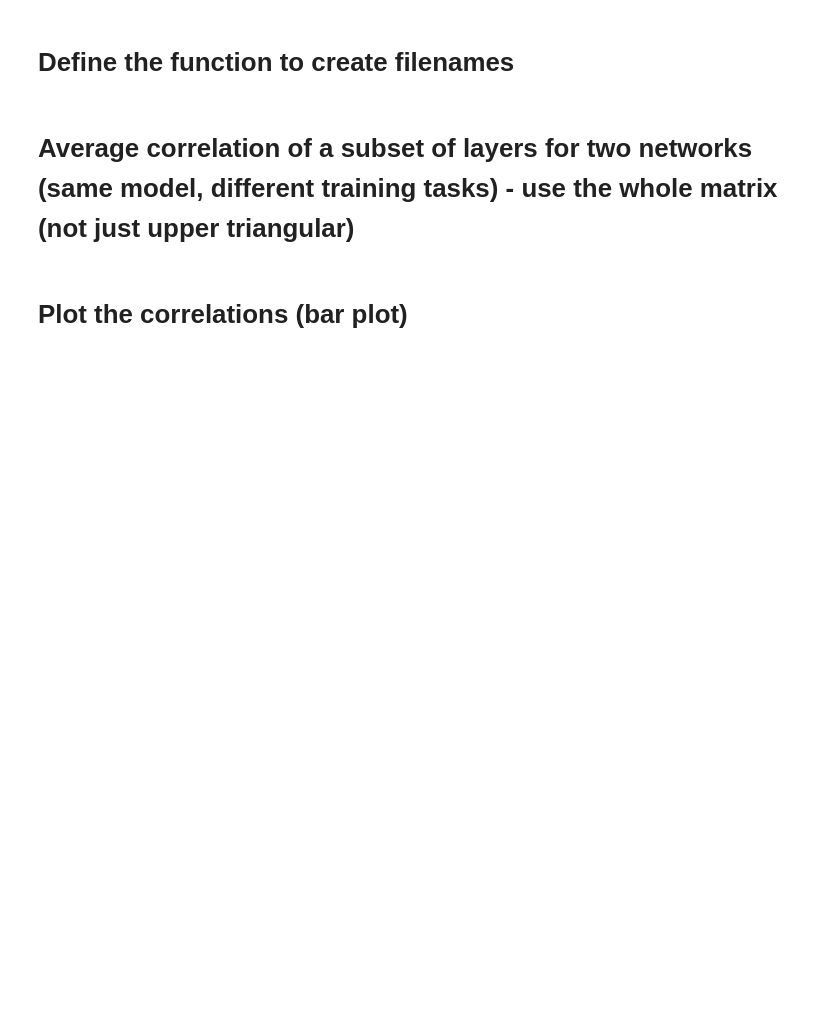
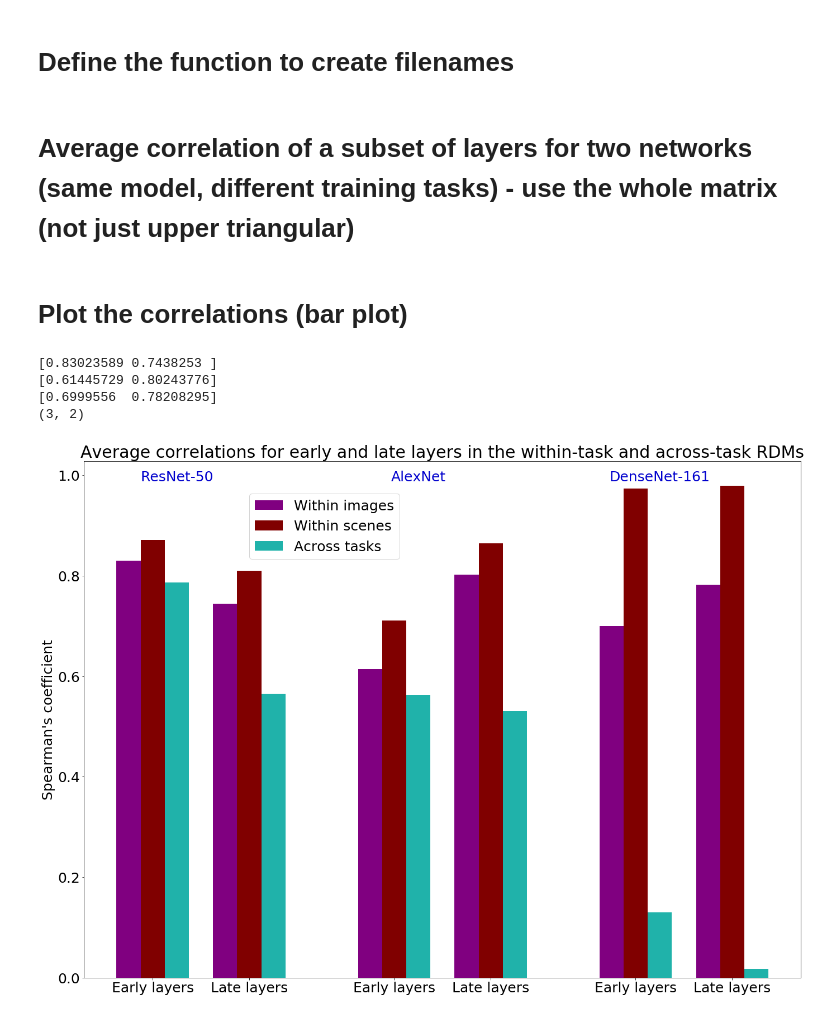
Before and after one commit to Agnessa14/RSA_object_classification, a Jupyter notebook: Objects/Average_correlation_plot.ipynb, the cells around one changed output. Drawn from its saved outputs; the diff is of its cells as text; code cells hidden in the pictures; blank space fills up the shorter version.

Commit message:
finished adding the within scenes correlation into the plot

```diff
--- a/Objects/Average_correlation_plot.ipynb
+++ b/Objects/Average_correlation_plot.ipynb
@@ -131,40 +133,49 @@ def bar_plot_correlations(**kwargs):
 # %%
 #choose the datasets and models
 trained_on_cross_task = 'Scenes'
 tested_on = 'ImageNet'
 
 model_name_1 = 'resnet50'
 model_name_2 = 'alexnet'
 model_name_3 = 'densenet161'
 
 #get the correlations
 mod1_within_img_early,mod1_within_sc_early,mod1_across_early = avg_correlation_cross_task(model_name_1,trained_on_cross_task,tested_on,0,6)
 mod1_within_img_late,mod1_within_sc_late, mod1_across_late = avg_correlation_cross_task(model_name_1,trained_on_cross_task,tested_on,7,15)
 mod2_within_img_early,mod2_within_sc_early,mod2_across_early = avg_correlation_cross_task(model_name_2,trained_on_cross_task,tested_on,0,8)
 mod2_within_img_late,mod2_within_sc_late,mod2_across_late = avg_correlation_cross_task(model_name_2,trained_on_cross_task,tested_on,9,20)
 mod3_within_img_early,mod3_within_sc_early,mod3_across_early = avg_correlation_cross_task(model_name_3,trained_on_cross_task,tested_on,0,7)
 mod3_within_img_late,mod3_within_sc_late, mod3_across_late = avg_correlation_cross_task(model_name_3,trained_on_cross_task,tested_on,8,15)
 
-# #plot the correlations
-# fig = bar_plot_correlations(corr_model_1={'model name': 'ResNet-50', 'correlations': np.array([[mod1_within_early,mod1_within_late],
-#                                                                                          [mod1_across_early,mod1_across_late]])},
-#                             corr_model_2={'model name': 'AlexNet', 'correlations': np.array([[mod2_within_early,mod2_within_late],
-#                                                                                        [mod2_across_early,mod2_across_late]])},
-#                             corr_model_3={'model name': 'DenseNet-161', 'correlations': np.array([[mod3_within_early,mod3_within_late],
-#                                                                                        [mod3_across_early,mod3_across_late]])})
+#plot the correlations
+fig = bar_plot_correlations(corr_model_1={'model name': 'ResNet-50', 'correlations': np.array([[mod1_within_img_early,mod1_within_img_late],
+                                                                                               [mod1_within_sc_early,mod1_within_sc_late],
+                                                                                               [mod1_across_early,mod1_across_late]])},
+                            corr_model_2={'model name': 'AlexNet', 'correlations': np.array([[mod2_within_img_early,mod2_within_img_late],
+                                                                                             [mod2_within_sc_early,mod2_within_sc_late],
+                                                                                             [mod2_across_early,mod2_across_late]])},
+                            corr_model_3={'model name': 'DenseNet-161', 'correlations': np.array([[mod3_within_img_early,mod3_within_img_late],
+                                                                                                  [mod3_within_sc_early,mod3_within_sc_late],
+                                                                                                  [mod3_across_early,mod3_across_late]])})
 
-# # #save the bar plot
-# num_models = 3
+#save the bar plot
+num_models = 3
 
-# if num_models == 2:
-#     path_png = os.path.join(main_path + 'other_plots', "{}_{}_{}_{}_{}_{}.png".format(
-#         'avg_corr_bar_plot',trained_on_1,trained_on_2,tested_on,model_name_1,model_name_2))
-#     path_svg = os.path.join(main_path + 'other_plots', "{}_{}_{}_{}_{}_{}.svg".format(
-#         'avg_corr_bar_plot',trained_on_1,trained_on_2,tested_on,model_name_1,model_name_2))
-# elif num_models == 3:
-#     path_png = os.path.join(main_path + 'other_plots', "{}_{}_{}_{}_{}_{}_{}.png".format(
-#         'avg_corr_bar_plot',trained_on_1,trained_on_2,tested_on,model_name_1,model_name_2,model_name_3))
-#     path_svg = os.path.join(main_path + 'other_plots', "{}_{}_{}_{}_{}_{}_{}.svg".format(
-#         'avg_corr_bar_plot',trained_on_1,trained_on_2,tested_on,model_name_1,model_name_2,model_name_3))
-# fig.savefig(path_png)
-# fig.savefig(path_svg)
+if num_models == 2:
+    path_png = os.path.join(main_path + 'other_plots', "{}_{}_{}_{}_{}.png".format(
+        'avg_corr_bar_plot',trained_on_cross_task,tested_on,model_name_1,model_name_2))
+    path_svg = os.path.join(main_path + 'other_plots', "{}_{}_{}_{}_{}_{}.svg".format(
+        'avg_corr_bar_plot',trained_on_cross_task,tested_on,model_name_1,model_name_2))
+elif num_models == 3:
+    path_png = os.path.join(main_path + 'other_plots', "{}_{}_{}_{}_{}_{}_{}.png".format(
+        'avg_corr_bar_plot',trained_on_cross_task,tested_on,model_name_1,model_name_2,model_name_3))
+    path_svg = os.path.join(main_path + 'other_plots', "{}_{}_{}_{}_{}_{}_{}.svg".format(
+        'avg_corr_bar_plot',trained_on_cross_task,tested_on,model_name_1,model_name_2,model_name_3))
+fig.savefig(path_png)
+fig.savefig(path_svg)
+# %% [output]
+[0.83023589 0.7438253 ]
+[0.61445729 0.80243776]
+[0.6999556  0.78208295]
+(3, 2)
+[figure, added]
```
Also changed, not shown: parts of 1 cell of this notebook.
